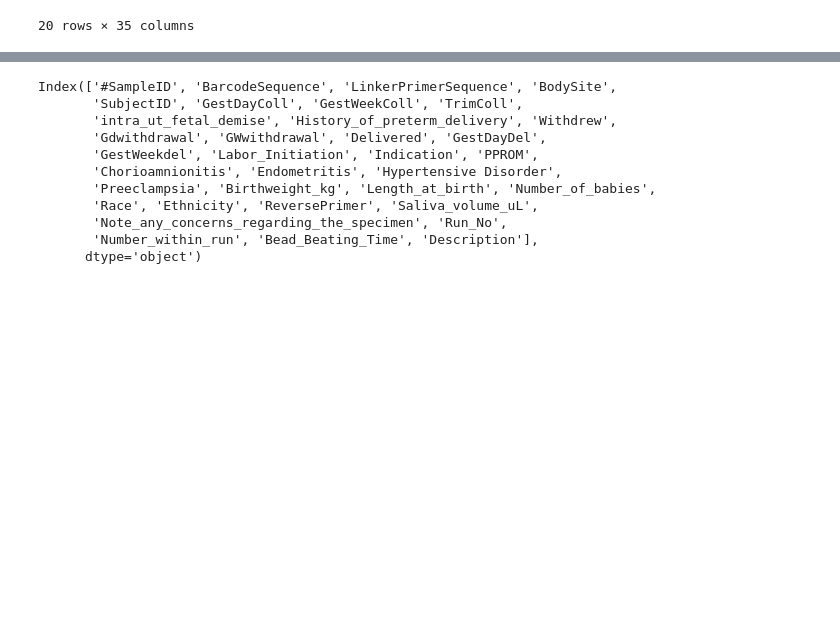
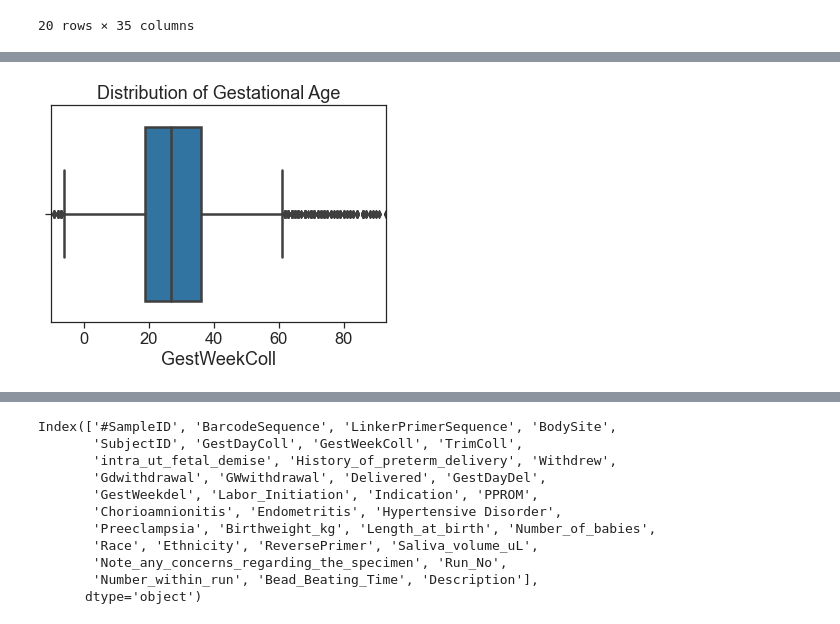
Before and after one commit to annabelng/microbiome, a Jupyter notebook: Preprocessing.ipynb, the cells around one changed output, grey strips where cells are left out. Cells and saved outputs as stored; diff of their text form; code cells hidden in the pictures; blank space fills up the shorter version.

```diff
--- a/Preprocessing.ipynb
+++ b/Preprocessing.ipynb
@@ -127,0 +152,6 @@ Index(['OTUId', 'Kingdom', 'Phylum', 'Class', 'Order', 'Family', 'Genus',
+# %%
+sns.boxplot(sample_desc['GestWeekColl']).set(xlim=(-10,93))
+plt.title("Distribution of Gestational Age")
+plt.savefig(basedir + '/figures/gestweekcollbox.png',bbox_inches = 'tight')
+# %% [output]
+[figure, added]
```
Also changed, not shown: parts of 21 cells of this notebook.
